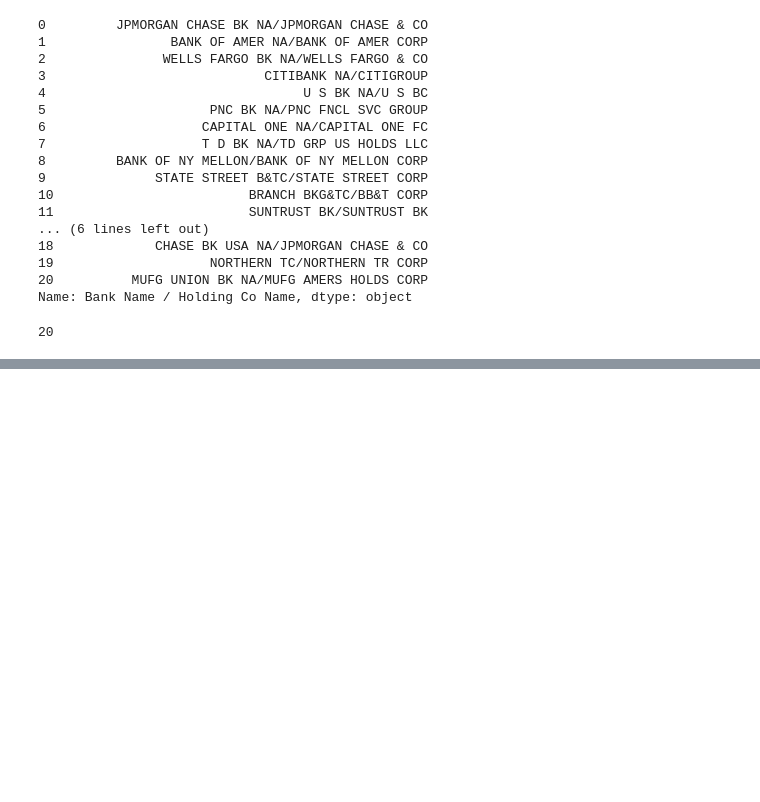
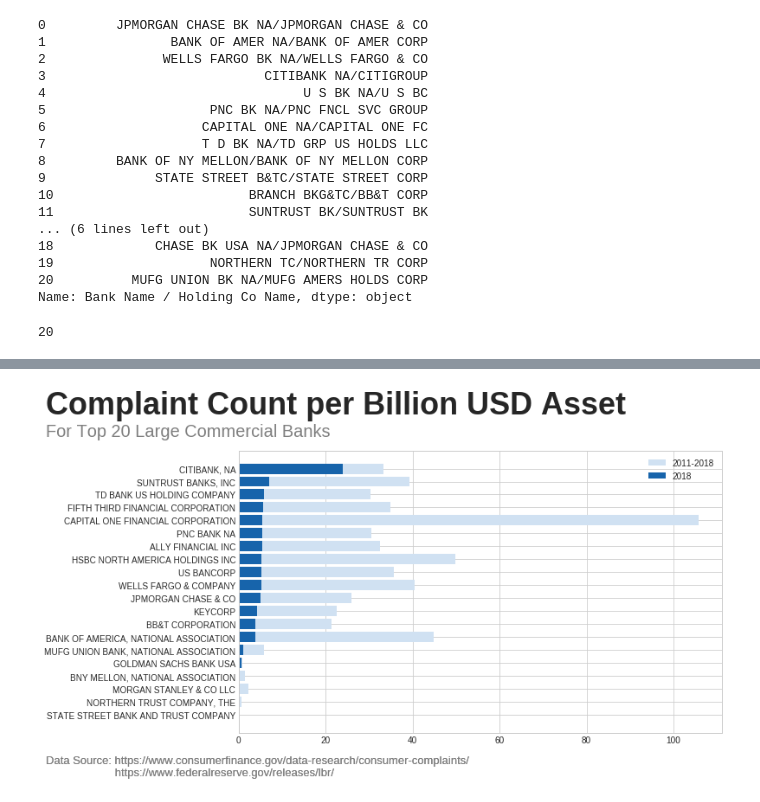
Before and after one commit to LambdaSchool/DS-Unit-1-Sprint-5-Data-Storytelling-Blog-Post, a Jupyter notebook: s&p_banks.ipynb, the cells around one changed output, grey strips where cells are left out. Saved outputs shown, nothing was run; the diff lists cells and outputs as text; code cells hidden in the pictures; blank space fills up the shorter version.

```diff
--- a/s&p_banks.ipynb
+++ b/s&p_banks.ipynb
@@ -368,0 +416,9 @@ pd.concat([df_tops, df_topbanks], axis=1)
+# %%
+df_rank_2018 = pd.concat([df_tops_2018, df_topbanks], axis=1)
+df_rank_2018.columns = ['Bank Name', 'Complaint Count',  'Bank Name 2', 'Nat\'l Rank', 'Bank ID', 'Consol Assets (Mil $)']
+df_rank_2018['Compl/Bil $'] = df_rank_2018['Complaint Count'] * 1000 / df_rank_2018['Consol Assets (Mil $)']
+df_rank_2018 = df_rank_2018.sort_values(by="Compl/Bil $", ascending=False).iloc[:,[0,3,5,1,6]]
+df_rank_2018.iloc[:,4] = df_rank_2018.iloc[:,4].round(3)
+df_rank_2018.index = [x for x in np.arange(20)]
+df_rank_2018.to_csv("2018.csv", index=False)
+df_rank_2018
@@ -368,0 +445,10 @@ pd.concat([df_tops, df_topbanks], axis=1)
+# %%
+# df_rank['log']= np.log10(df_rank['Compl/Bil $']*1000)
+# df_rank_2018['log']= np.log10(df_rank_2018['Compl/Bil $']*1000)
+df_rank_2018.sort_values(by="Compl/Bil $",
+                         inplace=True
+                        )
+seq=[df_rank['Bank Name'].tolist().index(b) for b in df_rank_2018['Bank Name']]
+df_rank = pd.DataFrame([df_rank.loc[s].tolist() for s in seq])
+df_rank.columns = df_rank_2018.columns
+df_rank.head()
@@ -368,0 +462,45 @@ pd.concat([df_tops, df_topbanks], axis=1)
+# %%
+import matplotlib.pyplot as plt
+from matplotlib.pyplot import cm
+plt.style.use('seaborn-whitegrid')
+colors=cm.Blues(np.linspace(0.2,0.8,5))
+
+fig, ax = plt.subplots(1,1,figsize=(10,6))
+
+
+b1 = ax.barh(y='Bank Name',
+             width='Compl/Bil $',
+             data=df_rank,
+             color=colors[0],
+             label='2011-2018'
+            );
+b2 = ax.barh(y='Bank Name',
+             width='Compl/Bil $',
+             data=df_rank_2018,
+             color=colors[4],
+             label='2018'
+            );
+ax.legend();
+xpos=-0.4
+plt.text(s="Complaint Count per Billion USD Asset",
+         x=xpos, y=1.13,
+         fontsize=36, fontweight='bold',
+         transform=ax.transAxes
+        )
+str="For Top 20 Large Commercial Banks"
+plt.text(s=str,
+         x=xpos, y=1.05,
+         fontsize=20, color='gray',
+         transform=ax.transAxes
+        );
+str="Data Source: https://www.consumerfinance.gov/data-research/consumer-complaints/\n                      https://www.federalreserve.gov/releases/lbr/"
+plt.text(s=str, x=xpos, y=-0.15,
+         fontsize=13, color='gray',
+         transform=ax.transAxes
+        );
+plt.text(s=str, x=xpos, y=-0.15,
+         fontsize=13, color='gray',
+         transform=ax.transAxes
+        );
+# %% [output]
+[figure, added]
```
Also changed, not shown: parts of 16 cells of this notebook.
